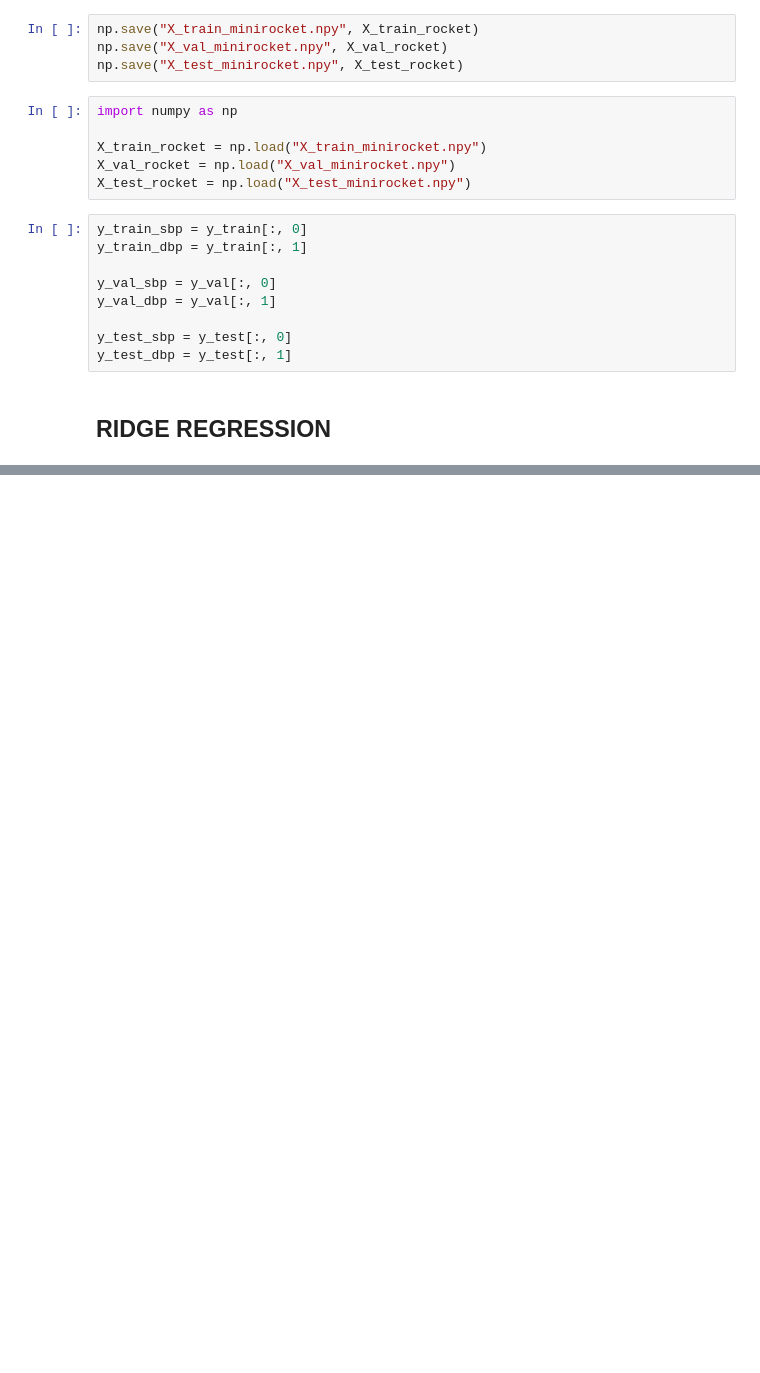
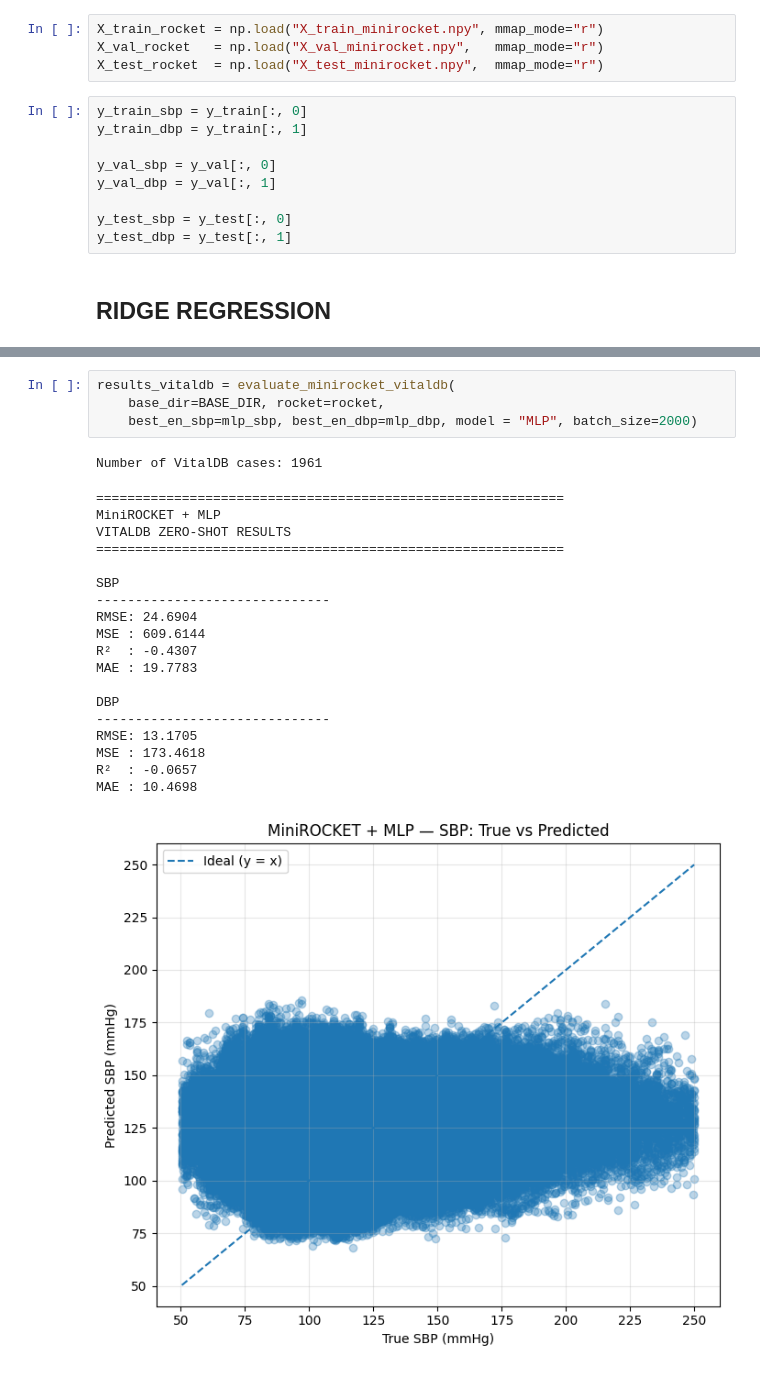
Before and after one commit to Yashvi1701/BP_estimation, a Jupyter notebook: experiments/ML/ROCKET/5sec_0overlap/minirocket.ipynb, the cells around one changed output, grey strips where cells are left out. Drawn from its saved outputs; the diff is of its cells as text; blank space fills up the shorter version.

```diff
--- a/experiments/ML/ROCKET/5sec_0overlap/minirocket.ipynb
+++ b/experiments/ML/ROCKET/5sec_0overlap/minirocket.ipynb
@@ -52,13 +71,7 @@ print("X_test_rocket:", X_test_rocket.shape)
 # %%
-np.save("X_train_minirocket.npy", X_train_rocket)
-np.save("X_val_minirocket.npy", X_val_rocket)
-np.save("X_test_minirocket.npy", X_test_rocket)
+X_train_rocket = np.load("X_train_minirocket.npy", mmap_mode="r")
+X_val_rocket   = np.load("X_val_minirocket.npy",   mmap_mode="r")
+X_test_rocket  = np.load("X_test_minirocket.npy",  mmap_mode="r")
-# %%
-import numpy as np
-
-X_train_rocket = np.load("X_train_minirocket.npy")
-X_val_rocket = np.load("X_val_minirocket.npy")
-X_test_rocket = np.load("X_test_minirocket.npy")
 # %%
 y_train_sbp = y_train[:, 0]
 y_train_dbp = y_train[:, 1]
@@ -283,0 +283,25 @@ results_vitaldb = evaluate_minirocket_vitaldb(
+# %%
+results_vitaldb = evaluate_minirocket_vitaldb(
+    base_dir=BASE_DIR, rocket=rocket,
+    best_en_sbp=mlp_sbp, best_en_dbp=mlp_dbp, model = "MLP", batch_size=2000)
+# %% [output]
+Number of VitalDB cases: 1961
+============================================================
+MiniROCKET + MLP
+VITALDB ZERO-SHOT RESULTS
+============================================================
+
+SBP
+------------------------------
+RMSE: 24.6904
+MSE : 609.6144
+R²  : -0.4307
+MAE : 19.7783
+
+DBP
+------------------------------
+RMSE: 13.1705
+MSE : 173.4618
+R²  : -0.0657
+MAE : 10.4698
+[figure, added]
```
Also changed, not shown: parts of 27 cells of this notebook, 9 other files.
